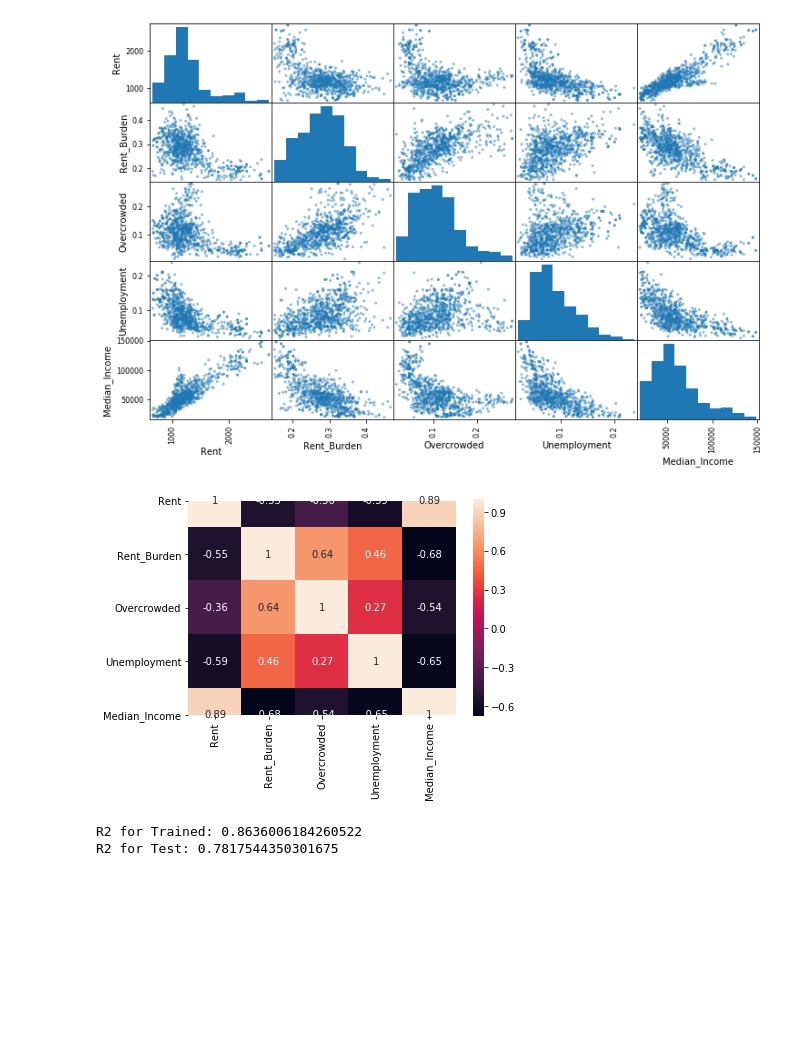
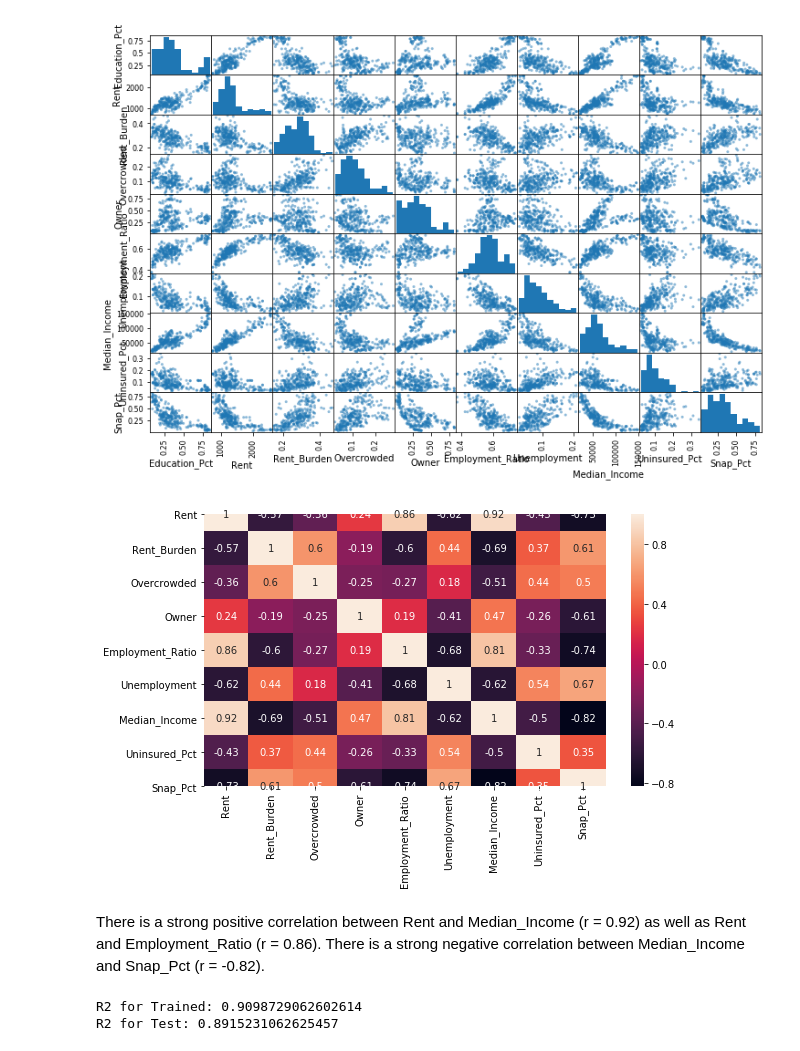
Before and after one commit to aforshee/machinelearning, a Jupyter notebook: Dev/AF/EdAttainmentModel.ipynb, the cells around one changed output. Saved outputs shown, nothing was run; the diff lists cells and outputs as text; code cells hidden in the pictures; blank space fills up the shorter version.

```diff
--- a/Dev/AF/EdAttainmentModel.ipynb
+++ b/Dev/AF/EdAttainmentModel.ipynb
@@ -25,3 +25,6 @@ df.head(5)
 | 2 | 2 | 2005 | 103 | Lower East Side | 145556.00000 | 817.19484 | 0.23809 | 0.08153 | 0.13708 | ... |
 | 3 | 3 | 2005 | 104 | Chelsea/Clinton | 88754.39184 | 1781.33008 | 0.19318 | 0.04339 | 0.20554 | ... |
 | 4 | 4 | 2005 | 105 | Midtown Business District | 44420.60816 | 1781.33008 | 0.19318 | 0.04339 | 0.20554 | ... |
+# %%
+df_nabe =  df.drop(df[df.Fips > 1000].index)
+df_nabe
@@ -28,11 +45,11 @@ df.head(5)
 # %%
 #choose data
 #df = df.dropna()
-#csv2 = csv1[['Acceleration', 'Pressure']].copy()
-df_cleaned = df[['Education_Pct', 'Rent', 'Rent_Burden',
-                'Overcrowded', 'Owner',
-                'Unemployment', 'Median_Income']]
+#drop borough and city data (any data with FIP > 1000)
+df_cleaned = df_nabe[['Education_Pct', 'Rent', 'Rent_Burden',
+                'Overcrowded', 'Owner', 'Employment_Ratio',
+                'Unemployment', 'Median_Income', 'Uninsured_Pct', 'Snap_Pct']]
+
+df_analysis = df_cleaned.dropna()
 df_cleaned
-df_analysis = df_cleaned.dropna()
-df_analysis
 # %% [output]
@@ -52,23 +69,27 @@ df_analysis
 # %%
 from pandas.plotting import scatter_matrix
 
-attributes = ['Rent', 'Rent_Burden', 'Overcrowded', "Unemployment", "Median_Income"]
+attributes = ['Education_Pct', 'Rent', 'Rent_Burden',
+                'Overcrowded', 'Owner', 'Employment_Ratio',
+                'Unemployment', 'Median_Income', 'Uninsured_Pct', 'Snap_Pct']
 
 scatter_matrix(df_analysis[attributes], figsize=(12,8))
 
 plt.show()
 # %% [output]
-[figure, old version]
+[figure, new version]
 # %%
 import pandas as pd
 import seaborn as sn
 import matplotlib.pyplot as plt
 corrMatrix = df_analysis[df_analysis.columns[1:]].corr()
-#plt.figure(figsize=(5,10))
-sn.heatmap(corrMatrix, square=True, annot=True)
+plt.figure(figsize=(9,5))
+sn.heatmap(corrMatrix, annot=True)
 plt.show()
 # %% [output]
-[figure, old version]
+[figure, new version]
+# %% [markdown]
+There is a strong positive correlation between Rent and Median_Income (r = 0.92) as well as Rent and Employment_Ratio (r = 0.86). There is a strong negative correlation between Median_Income and Snap_Pct (r = -0.82).
 # %%
 from sklearn import preprocessing
 from sklearn.preprocessing import StandardScaler
@@ -78,7 +99,7 @@ from sklearn.model_selection import train_test_split
 X = df_analysis.drop(["Education_Pct"], axis =1)
 y = df_analysis["Education_Pct"]
 y = pd.DataFrame(y)
-X_train, X_test, y_train, y_test = train_test_split(X, y, train_size=0.8, random_state=3)
+X_train, X_test, y_train, y_test = train_test_split(X, y, train_size=0.7, random_state=3)
 
 X_scaler = StandardScaler().fit(X_train)
 y_scaler = StandardScaler().fit(y_train)
@@ -100,8 +121,8 @@ r2_test = model.score(X_test_scaled, y_test_scaled)
 print(f"R2 for Trained: {r2_train}")
 print(f"R2 for Test: {r2_test}")
 # %% [output]
-R2 for Trained: 0.8636006184260522
-R2 for Test: 0.7817544350301675
+R2 for Trained: 0.9098729062602614
+R2 for Test: 0.8915231062625457
 # %%
 import numpy as np
 
```
Also changed, not shown: parts of 6 cells of this notebook.
